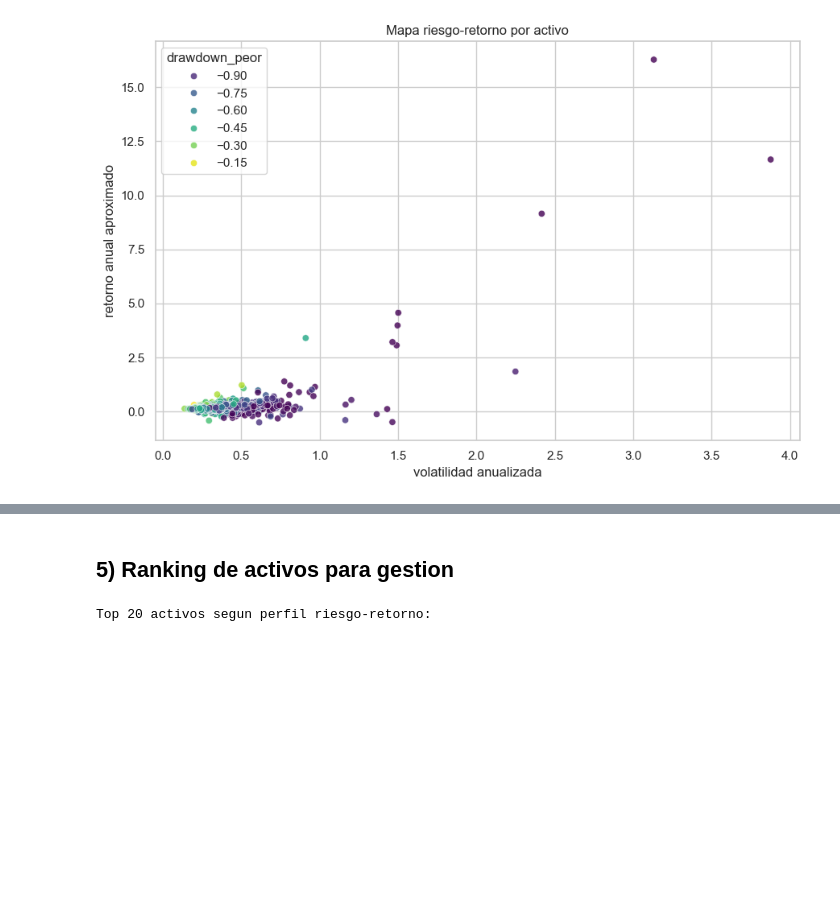
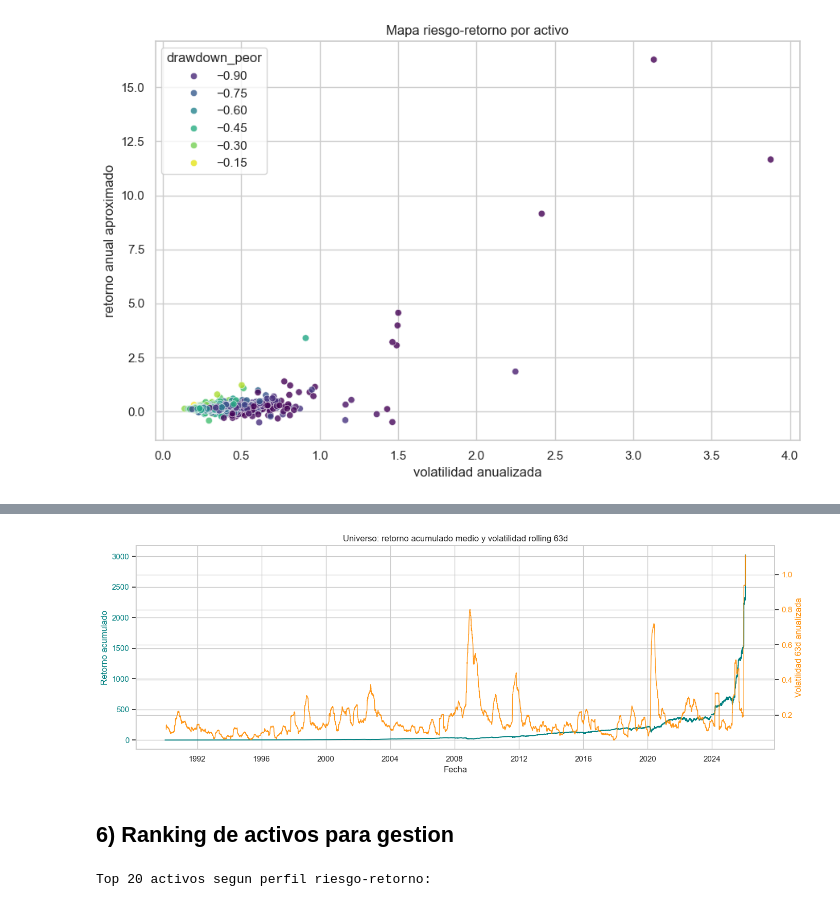
Before and after one commit to alonsodt/Algoritmos-de-Inversion-y-Backtesting, a Jupyter notebook: notebooks/02_eda_preparacion.ipynb, the cells around one changed output, grey strips where cells are left out. Saved outputs shown, nothing was run; the diff lists cells and outputs as text; code cells hidden in the pictures; blank space fills up the shorter version.

```diff
--- a/notebooks/02_eda_preparacion.ipynb
+++ b/notebooks/02_eda_preparacion.ipynb
@@ -334,5 +334,42 @@ if columna_activo is not None:
+# %%
+# Grafico global: retorno acumulado del universo + volatilidad 63d
+if columna_fecha is None or "retorno_1d" not in datos_analisis_df.columns:
+    print("Faltan columna_fecha o retorno_1d para construir el grafico global.")
+else:
+    universo_global_df = (
+        datos_analisis_df
+        .dropna(subset=[columna_fecha, "retorno_1d"])
+        .groupby(columna_fecha, as_index=False)["retorno_1d"]
+        .mean()
+        .rename(columns={"retorno_1d": "retorno_medio_universo"})
+        .sort_values(columna_fecha)
+    )
+
+    universo_global_df["log_ret"] = np.log1p(universo_global_df["retorno_medio_universo"].clip(lower=-0.999999))
+    universo_global_df["retorno_acumulado"] = np.expm1(universo_global_df["log_ret"].cumsum())
+    universo_global_df["vol_63d_anual"] = (
+        universo_global_df["retorno_medio_universo"].rolling(63, min_periods=20).std() * np.sqrt(252)
+    )
+
+    fig, ax1 = plt.subplots(figsize=(14, 5))
+
+    ax1.plot(universo_global_df[columna_fecha], universo_global_df["retorno_acumulado"], color="teal", linewidth=1.4)
+    ax1.set_title("Universo: retorno acumulado medio y volatilidad rolling 63d")
+    ax1.set_xlabel("Fecha")
+    ax1.set_ylabel("Retorno acumulado", color="teal")
+    ax1.tick_params(axis="y", labelcolor="teal")
+
+    ax2 = ax1.twinx()
+    ax2.plot(universo_global_df[columna_fecha], universo_global_df["vol_63d_anual"], color="darkorange", linewidth=1.1, alpha=0.9)
+    ax2.set_ylabel("Volatilidad 63d anualizada", color="darkorange")
+    ax2.tick_params(axis="y", labelcolor="darkorange")
+
+    plt.tight_layout()
+    plt.show()
+# %% [output]
+[figure, added]
 # %% [markdown]
-## 5) Ranking de activos para gestion
+## 6) Ranking de activos para gestion
 # %%
 if columna_activo is None:
     print("No hay columna de activo; no se puede crear ranking cross-sectional.")
```
Also changed, not shown: parts of 15 cells of this notebook, 1 other file.
